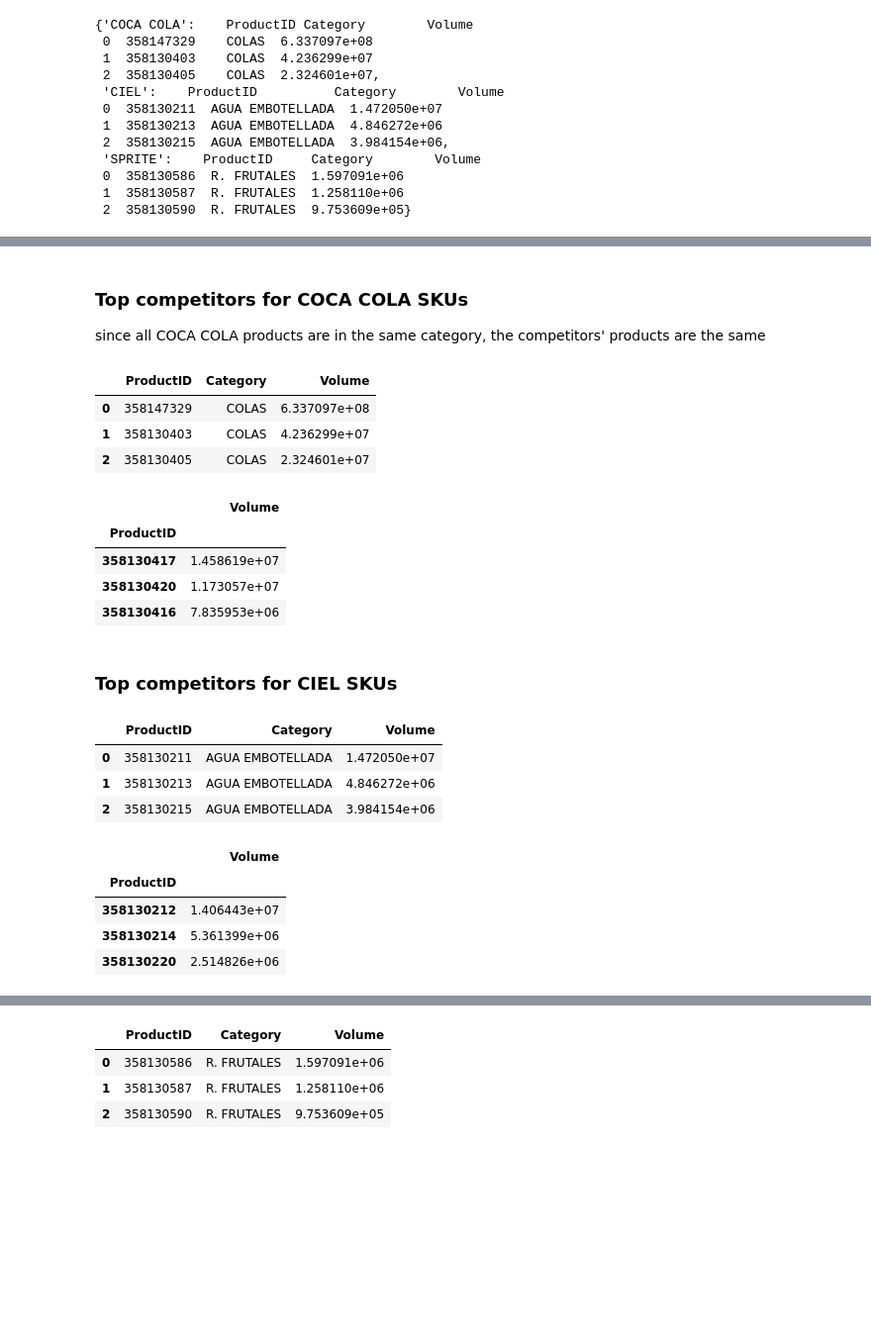
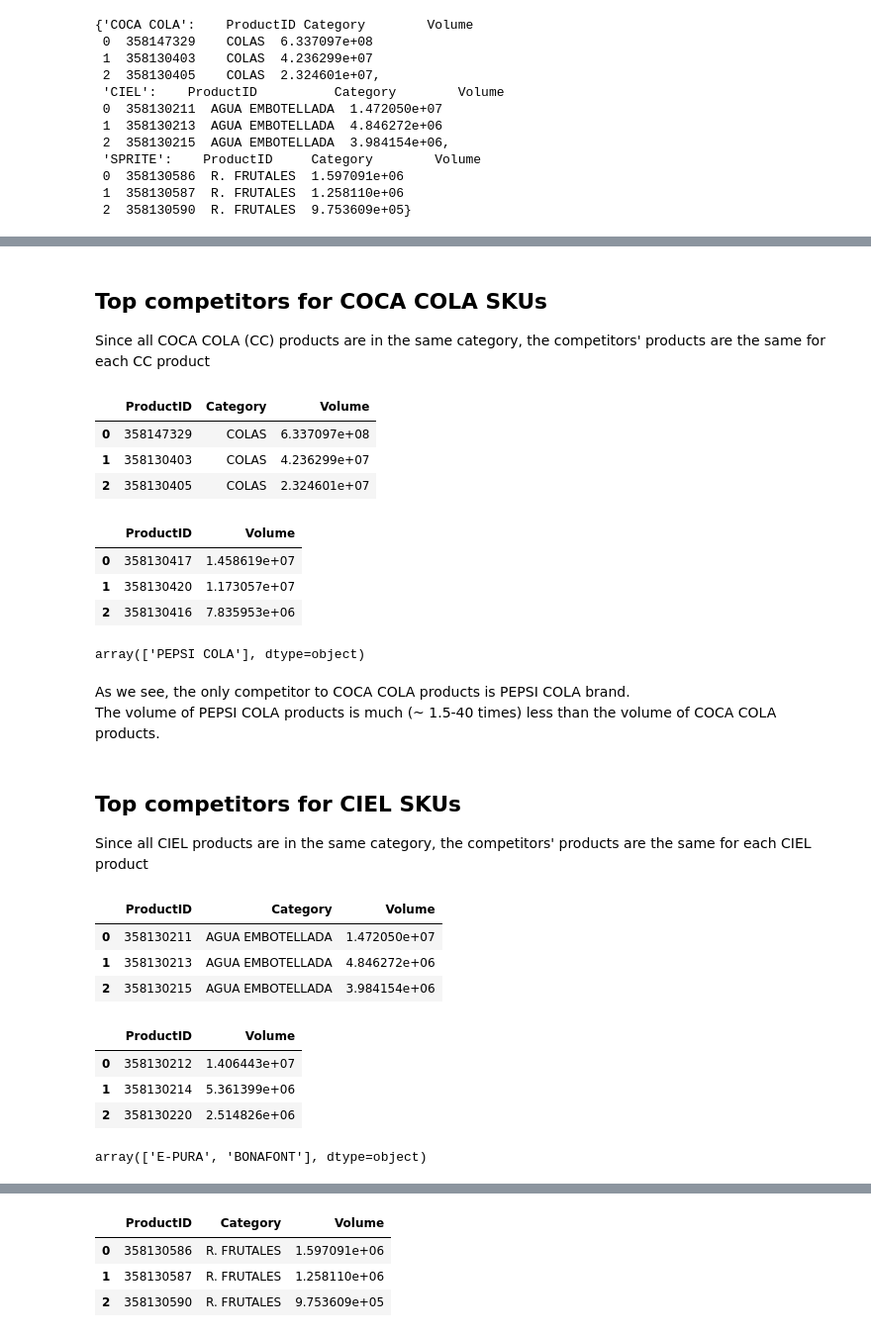
Before and after one commit to BRomanchuk/products-metrics, a Jupyter notebook: eda_products.ipynb, the cells around one changed output, grey strips where cells are left out. Shown: that part at 99% size. Saved outputs shown, nothing was run; the diff lists cells and outputs as text; code cells hidden in the pictures; blank space fills up the shorter version.

```diff
--- a/eda_products.ipynb
+++ b/eda_products.ipynb
@@ -225,6 +221,6 @@ no_tccc_df = df[(df['Manufacturer'] != 'TCCC') ]
 # %% [markdown]
-### Top competitors for COCA COLA SKUs
-since all COCA COLA products are in the same category, the competitors' products are the same
+## Top competitors for COCA COLA SKUs
+Since all COCA COLA (CC) products are in the same category, the competitors' products are the same for each CC product
 # %%
 tccc_top_products['COCA COLA']
 # %% [output]
@@ -233,19 +229,30 @@ tccc_top_products['COCA COLA']
 | 1 | 358130403 | COLAS | 4.236299e+07 |
 | 2 | 358130405 | COLAS | 2.324601e+07 |
 # %%
-no_tccc_df[(no_tccc_df['Brand'] != 'COCA COLA')
-           & (no_tccc_df['Category'] == 'COLAS')].groupby('ProductID') \
-            .agg({'Volume': 'sum'}) \
-            .sort_values(by='Volume', ascending=False) \
-            .head(3)
+# get products that are in the same category that CC SKUs, and get top-3 of them by Volume
+cc_competitors = no_tccc_df[(no_tccc_df['Brand'] != 'COCA COLA')
+                           & (no_tccc_df['Category'] == 'COLAS')].groupby('ProductID') \
+                            .agg({'Volume': 'sum'}) \
+                            .sort_values(by='Volume', ascending=False) \
+                            .reset_index() \
+                            .head(3)
+cc_competitors
 # %% [output]
-|  | Volume |
-| ProductID |  |
-| 358130417 | 1.458619e+07 |
-| 358130420 | 1.173057e+07 |
-| 358130416 | 7.835953e+06 |
+|  | ProductID | Volume |
+| 0 | 358130417 | 1.458619e+07 |
+| 1 | 358130420 | 1.173057e+07 |
+| 2 | 358130416 | 7.835953e+06 |
+# %%
+# list of COCA COLA competitor brands
+no_tccc_df[no_tccc_df['ProductID'].isin(cc_competitors['ProductID'])]['Brand'].unique()
+# %% [output]
+array(['PEPSI COLA'], dtype=object)
+# %% [markdown]
+As we see, the only competitor to COCA COLA products is PEPSI COLA brand.
+<br>The volume of PEPSI COLA products is much (~ 1.5-40 times) less than the volume of COCA COLA products.
 # %% [markdown]
-### Top competitors for CIEL SKUs
+## Top competitors for CIEL SKUs
+Since all CIEL products are in the same category, the competitors' products are the same for each CIEL product
 # %%
 tccc_top_products['CIEL']
 # %% [output]
@@ -254,14 +261,21 @@ tccc_top_products['CIEL']
 | 1 | 358130213 | AGUA EMBOTELLADA | 4.846272e+06 |
 | 2 | 358130215 | AGUA EMBOTELLADA | 3.984154e+06 |
 # %%
-no_tccc_df[(no_tccc_df['Brand'] != 'CIEL')
-           & (no_tccc_df['Category'] == 'AGUA EMBOTELLADA')].groupby('ProductID') \
-            .agg({'Volume': 'sum'}) \
-            .sort_values(by='Volume', ascending=False) \
-            .head(3)
+# get products that are in the same category that CIEL SKUs, and get top-3 of them by Volume
+ciel_competitors = no_tccc_df[(no_tccc_df['Brand'] != 'CIEL')
+                               & (no_tccc_df['Category'] == 'AGUA EMBOTELLADA')].groupby('ProductID') \
+                                .agg({'Volume': 'sum'}) \
+                                .sort_values(by='Volume', ascending=False) \
+                                .reset_index() \
+                                .head(3)
+ciel_competitors
 # %% [output]
-|  | Volume |
-| ProductID |  |
-| 358130212 | 1.406443e+07 |
-| 358130214 | 5.361399e+06 |
-| 358130220 | 2.514826e+06 |
+|  | ProductID | Volume |
+| 0 | 358130212 | 1.406443e+07 |
+| 1 | 358130214 | 5.361399e+06 |
+| 2 | 358130220 | 2.514826e+06 |
+# %%
+# list of CIEL competitor brands
+no_tccc_df[no_tccc_df['ProductID'].isin(ciel_competitors['ProductID'])]['Brand'].unique()
+# %% [output]
+array(['E-PURA', 'BONAFONT'], dtype=object)
```
Also changed, not shown: parts of 17 cells of this notebook.
